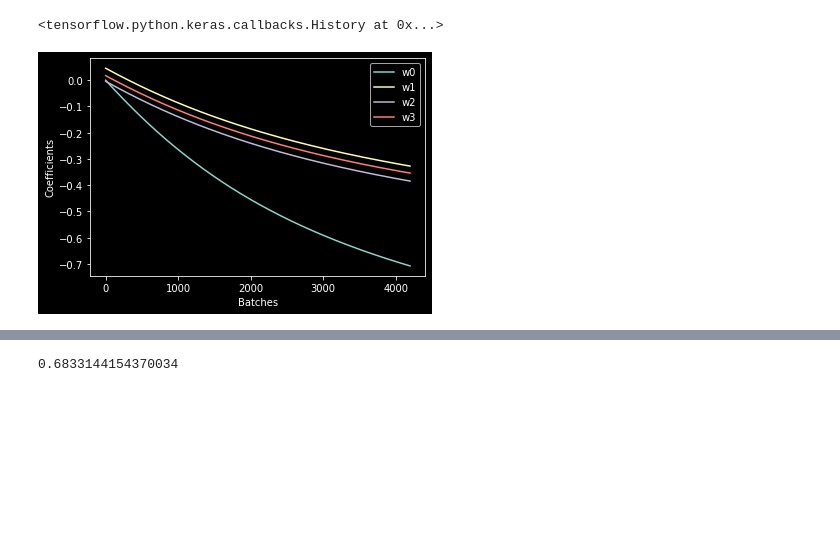
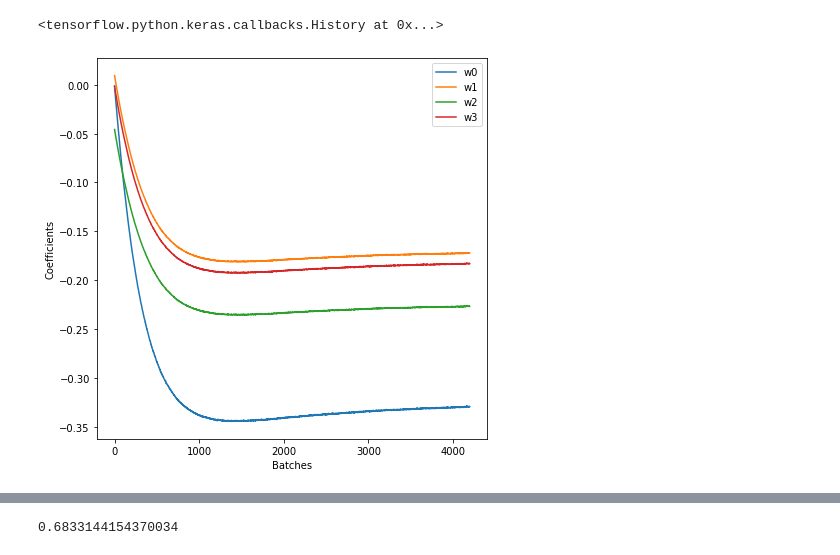
Before and after one commit to RyanYin04/MachineLearningPractice, a Jupyter notebook: 171ass2/Assignment2.ipynb, the cells around one changed output, grey strips where cells are left out. Saved outputs shown, nothing was run; the diff lists cells and outputs as text; code cells hidden in the pictures; blank space fills up the shorter version.

```diff
--- a/171ass2/Assignment2.ipynb
+++ b/171ass2/Assignment2.ipynb
@@ -126,8 +130,8 @@ class call_weight(keras.callbacks.Callback):
         self.weights = []
     def on_train_batch_end(self, batch, logs = {}):
         w = self.model.layers[-1].get_weights()
-        w_arr =[w[1][ 1]]
-        w_arr.extend(list(w[0][:,1]))
+        w_arr =[w[1][ 0]]
+        w_arr.extend(list(w[0][:,0]))
         self.weights.append(w_arr)
 
 class call_err(keras.callbacks.Callback):
@@ -159,17 +163,21 @@ class call_loss(keras.callbacks.Callback):
         self.losses.append(logs.get('loss'))
 
 # Build up the sequential model.
-def MLP(hidden_layers, nodes, learning_rate = 0.1, hidden_layer = tf.nn.sigmoid, output_layer = tf.nn.sigmoid, loss = 'mse'):
+def MLP(hidden_layers, nodes, learning_rate = 0.1,
+        hidden_layer = tf.nn.sigmoid,
+        output_layer = tf.nn.sigmoid,
+        loss = 'mse'):
     m = Sequential()
     # Add the hidden layers iteratively
     for l in range(hidden_layers):
         m.add(Dense(nodes, activation = hidden_layer,
-        kernel_initializer = tf.initializers.RandomUniform ))
+              kernel_initializer = tf.initializers.RandomUniform ))
     # Add the output layer.
-    m.add(Dense(10,activation = output_layer,
-        kernel_initializer = tf.initializers.RandomUniform ))
+    m.add(Dense(10, activation = output_layer,
+          kernel_initializer = tf.initializers.RandomUniform ))
 
-    m.compile(optimizer = keras.optimizers.SGD(learning_rate = learning_rate), loss = loss, metrics = ['accuracy'])
+    m.compile(optimizer = keras.optimizers.SGD(learning_rate = learning_rate),
+              loss = loss, metrics = ['accuracy'])
     return m
 # %%
 # Initialize the model.
@@ -186,19 +195,19 @@ MLP1.fit(x_tr,y_tr, epochs = 00, batch_size = 128,verbose = 0, callbacks = [weig
 # %%
 w = np.array(weight_tracker.weights)
 w0 = w[:, 0]
 w1 = w[:, 1]
 w2 = w[:, 2]
 w3 = w[:, 3]
-plt.figure()
+plt.figure(figsize = (7,7))
 plt.plot(w0, label = 'w0')
 plt.plot(w1, label = 'w1')
 plt.plot(w2, label = 'w2')
 plt.plot(w3, label = 'w3')
 plt.legend()
 plt.xlabel('Batches')
 plt.ylabel('Coefficients')
-plt.savefig('pics/weight.png')
+plt.savefig('colab_pics/weight.png')
 plt.show()
 # %% [output]
-[figure, old version]
+[figure, new version]
 # %%
```
Also changed, not shown: parts of 23 cells of this notebook, 12 other files.
